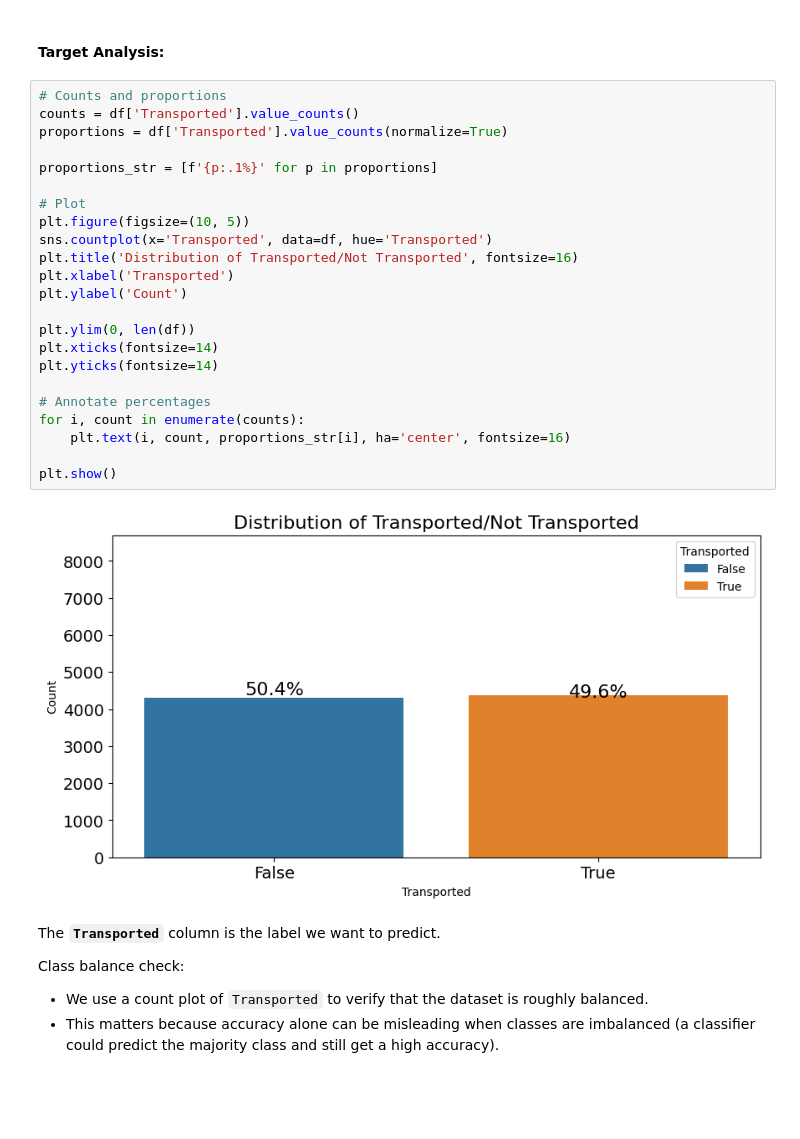
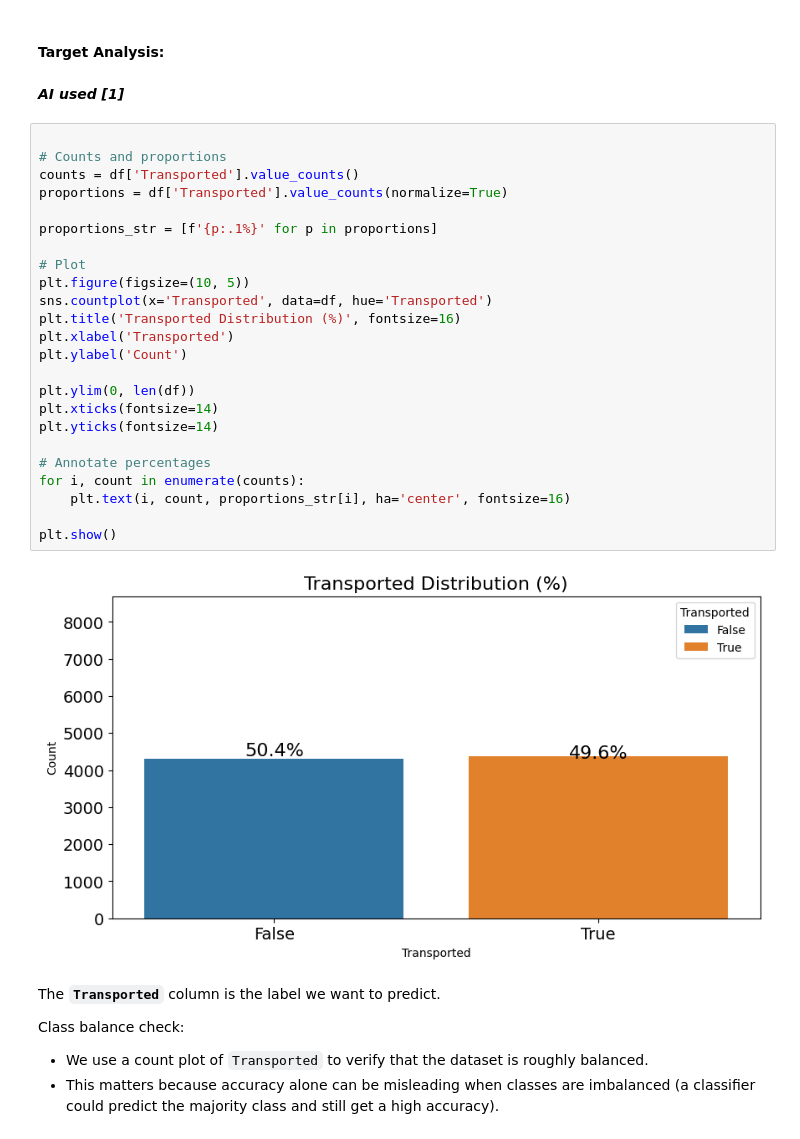
Before and after one commit to YarinArava/SpaceShipTitanic_FinalProject, a Jupyter notebook: Spaceship_Titanic_corrected.ipynb, the cells around one changed output. Drawn from its saved outputs; the diff is of its cells as text; blank space fills up the shorter version.

```diff
--- a/Spaceship_Titanic_corrected.ipynb
+++ b/Spaceship_Titanic_corrected.ipynb
@@ -164,31 +147,34 @@ Assumption being made:
 - For categorical columns we will use one-hot encoding (or an equivalent encoding) so the model does not assume an artificial order between categories.
 # %% [markdown]
 #### Target Analysis:
+# %% [markdown]
+***AI used [1]***
 # %%
+
 # Counts and proportions
 counts = df['Transported'].value_counts()
 proportions = df['Transported'].value_counts(normalize=True)
 
 proportions_str = [f'{p:.1%}' for p in proportions]
 
 # Plot
 plt.figure(figsize=(10, 5))
 sns.countplot(x='Transported', data=df, hue='Transported')
-plt.title('Distribution of Transported/Not Transported', fontsize=16)
+plt.title('Transported Distribution (%)', fontsize=16)
 plt.xlabel('Transported')
 plt.ylabel('Count')
 
 plt.ylim(0, len(df))
 plt.xticks(fontsize=14)
 plt.yticks(fontsize=14)
 
 # Annotate percentages
 for i, count in enumerate(counts):
     plt.text(i, count, proportions_str[i], ha='center', fontsize=16)
 
 plt.show()
 # %% [output]
-[figure, old version]
+[figure, new version]
 # %% [markdown]
 The **`Transported`** column is the label we want to predict.
 
```
Also changed, not shown: parts of 7 cells of this notebook.
